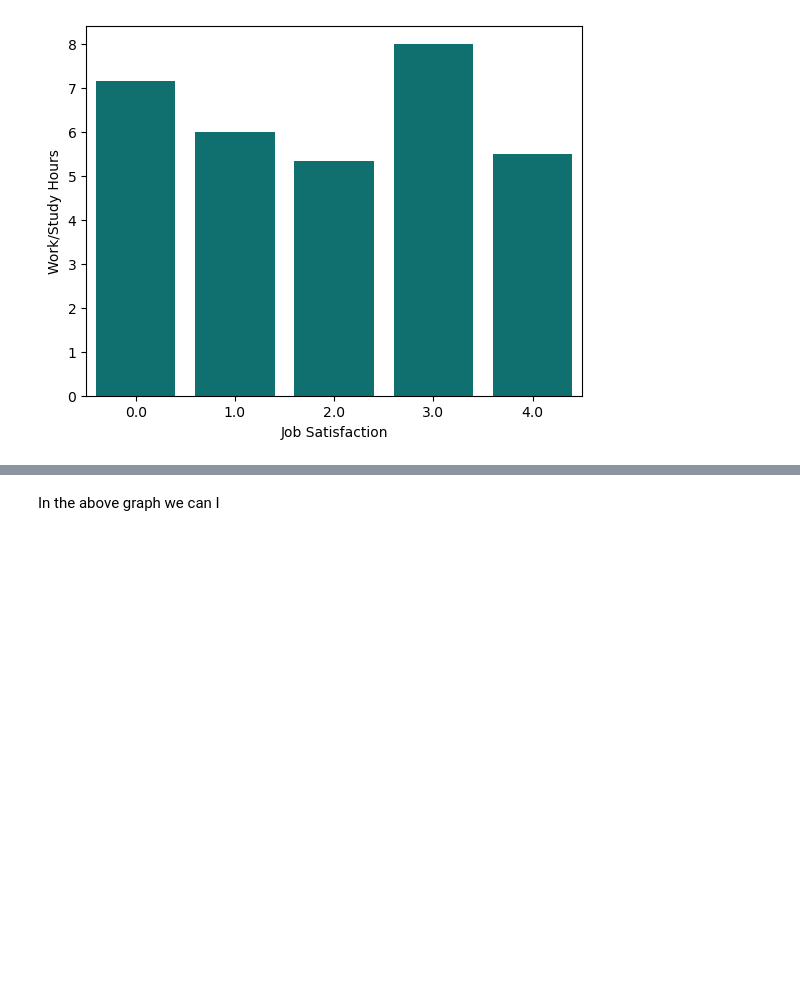
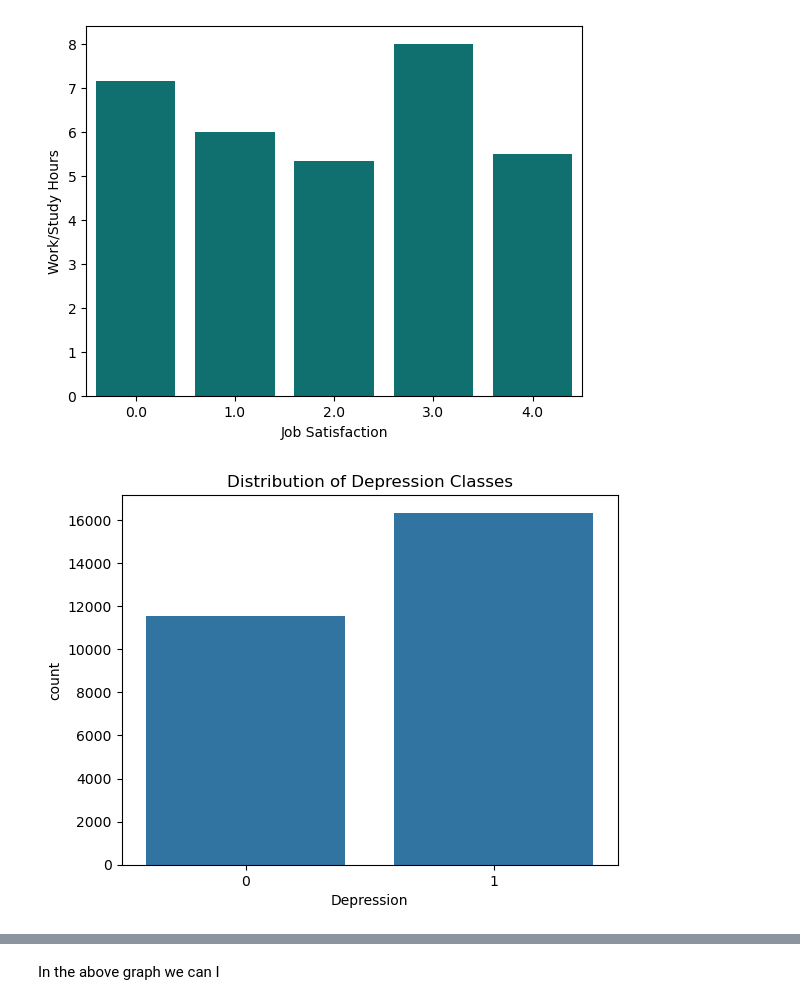
Before and after one commit to cathym20/Student-Depression, a Jupyter notebook: student_depression.ipynb, the cells around one changed output, grey strips where cells are left out. Saved outputs shown, nothing was run; the diff lists cells and outputs as text; code cells hidden in the pictures; blank space fills up the shorter version.

```diff
--- a/student_depression.ipynb
+++ b/student_depression.ipynb
@@ -147,3 +147,9 @@ sns.barplot(x=job['Job Satisfaction'],y=job['Work/Study Hours'],color='teal')
 plt.show()
 # %% [output]
 [figure]
+# %%
+sns.countplot(x=df['Depression'])
+plt.title('Distribution of Depression Classes')
+plt.show()
+# %% [output]
+[figure, added]
```
Also changed, not shown: parts of 5 cells of this notebook.
